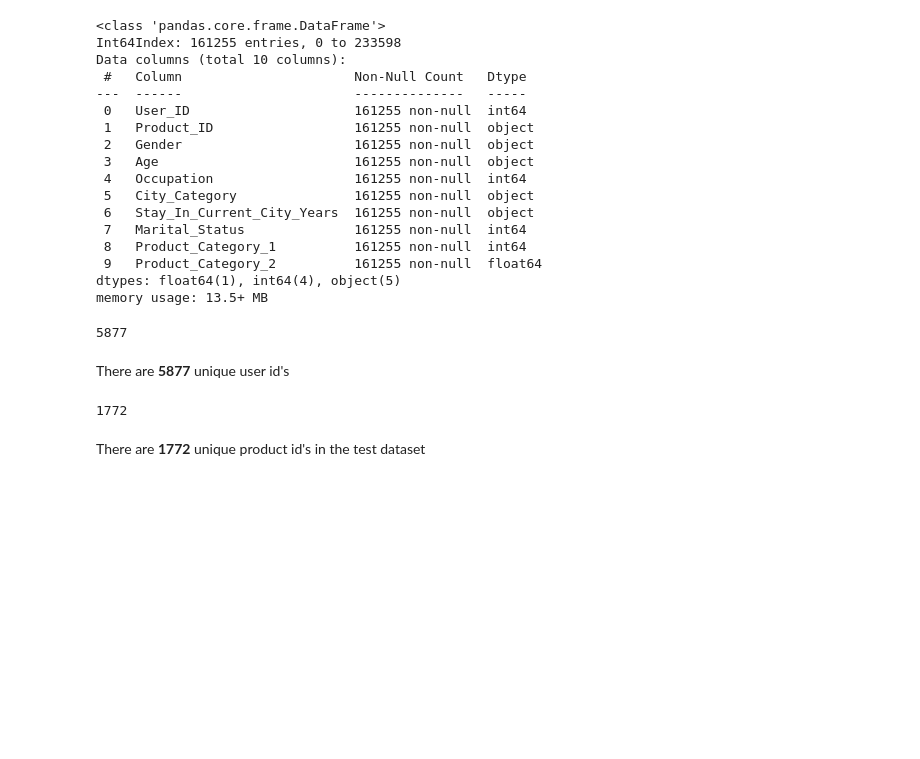
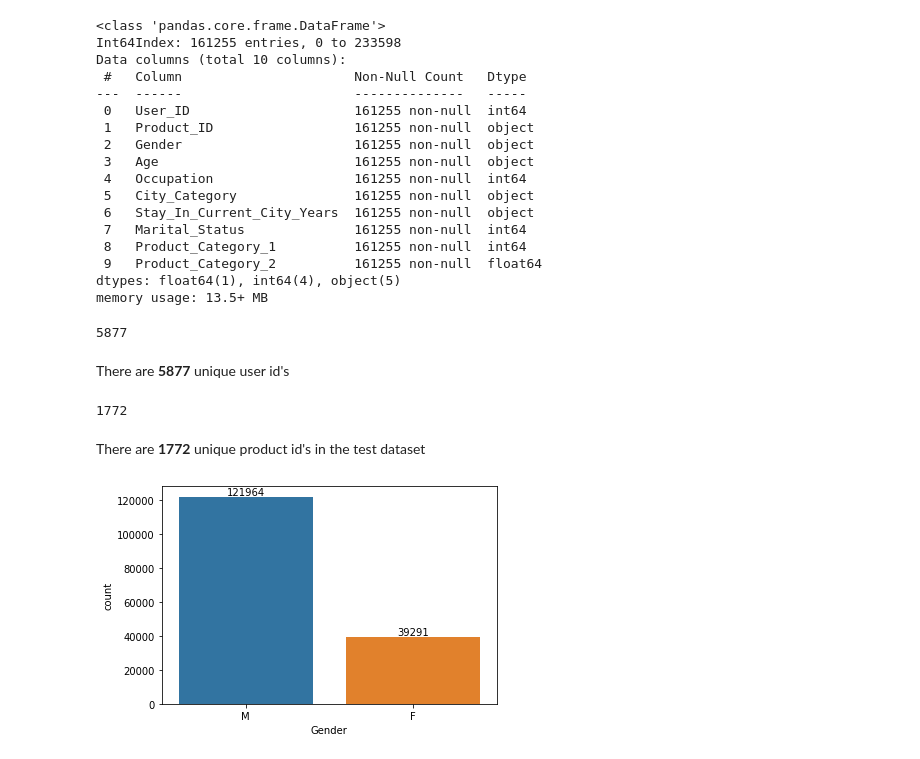
Before and after one commit to rohandawar/EDA_And_feature_Engineering, a Jupyter notebook: eda-feature-engineering-black-friday.ipynb, the cells around one changed output. Drawn from its saved outputs; the diff is of its cells as text; code cells hidden in the pictures; blank space fills up the shorter version.

```diff
--- a/eda-feature-engineering-black-friday.ipynb
+++ b/eda-feature-engineering-black-friday.ipynb
@@ -566,3 +566,15 @@ df_test['Product_ID'].nunique()
 1772
 # %% [markdown]
 There are **1772** unique product id's in the test dataset
+# %%
+ax = sns.countplot(x='Gender', data=df_test)
+
+for p in ax.patches:
+    height = p.get_height()
+    ax.text(x=p.get_x()+(p.get_width()/2),
+            y=height+1000,
+            s=height,
+            ha='center'
+           )
+# %% [output]
+[figure, added]
```
Also changed, not shown: parts of 2 cells of this notebook.
